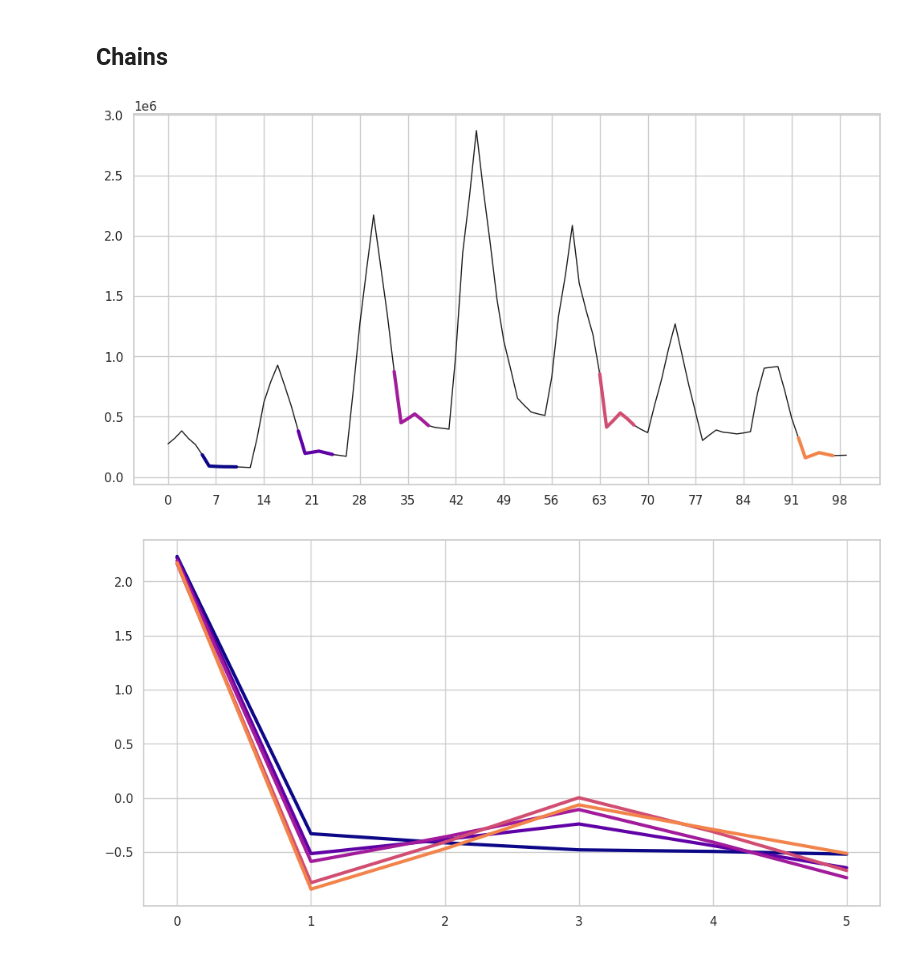
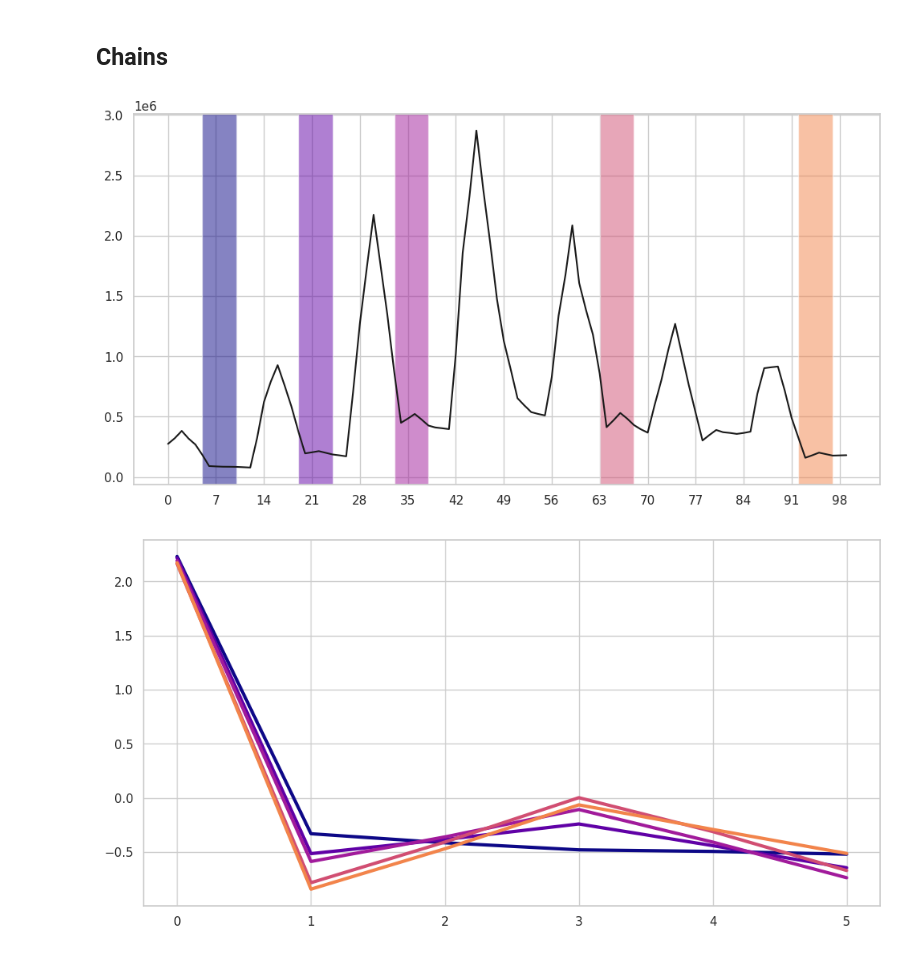
Before and after one commit to g-fabiani4-unipi/dm2_project, a Jupyter notebook: src/time_series/motifs_discords.ipynb, the cells around one changed output. Drawn from its saved outputs; the diff is of its cells as text; code cells hidden in the pictures.

```diff
--- a/src/time_series/motifs_discords.ipynb
+++ b/src/time_series/motifs_discords.ipynb
@@ -251,16 +262,22 @@ all_chain_set, unanchored_chain = stumpy.allc(ts_mp.left_I_, ts_mp.right_I_)
 
 palette = plt.cm.plasma(np.linspace(0, .7, len(unanchored_chain)))
 # %%
-plt.plot(ts, color='k', linewidth=1)
+fig, axs = plt.subplots()
+
+axs.plot(ts, color='k')
+lower, upper = axs.get_ylim()
+height = upper - lower
+
 for i in range(unanchored_chain.shape[0]):
     start = unanchored_chain[i]
     y = ts.iloc[start:start+m]
     x = y.index.values
-    plt.plot(x, y, linewidth=3, color=palette[i])
+    rect = Rectangle((start, lower), m-1, height, facecolor=palette[i], alpha=.5)
+    axs.add_patch(rect)
 plt.xticks(np.arange(0, 100, 7))
 plt.show()
 # %% [output]
-[figure, old version]
+[figure, new version]
 # %%
 fig, axs = plt.subplots()
 for i in range(unanchored_chain.shape[0]):
```
Also changed, not shown: parts of 34 cells of this notebook.
